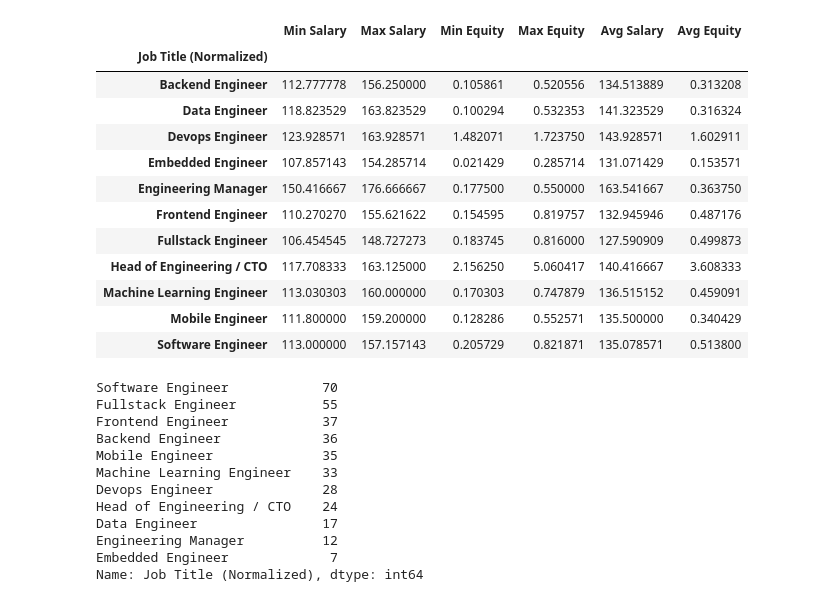
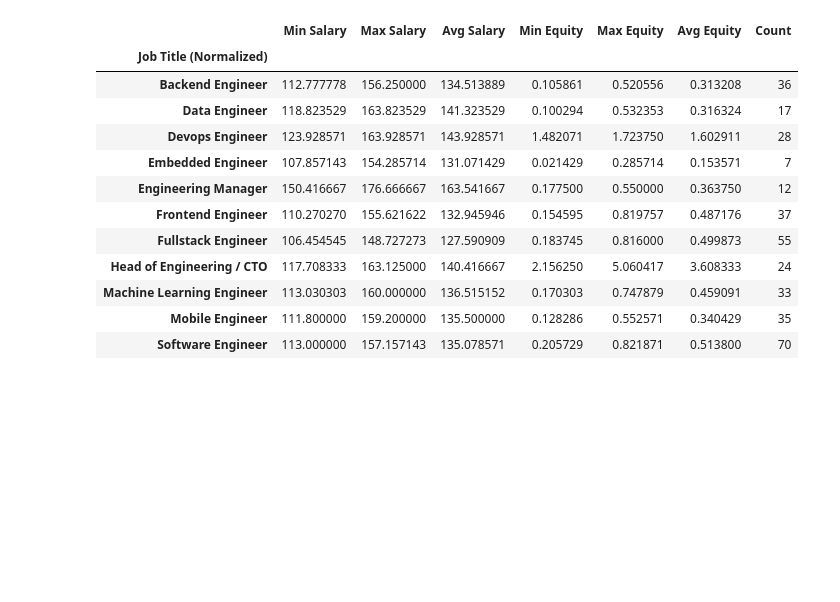
Before and after one commit to jcaip/startup, a Jupyter notebook: analysis.ipynb, the cells around one changed output. Cells and saved outputs as stored; diff of their text form; code cells hidden in the pictures; blank space fills up the shorter version.

```diff
--- a/analysis.ipynb
+++ b/analysis.ipynb
@@ -33,11 +15,10 @@ display(df)
-# %%
-df['Senior'] = df['Job Title (Normalized)'].map(lambda x: 'Senior' in x)
 # %%
+df['Senior'] = df['Job Title (Normalized)'].map(lambda x: 'Senior' in x or 'Manager' in x or 'CTO' in x)
 df['Job Title (Normalized)'] = df['Job Title (Normalized)'].map(lambda x: x.replace('Senior ', '').strip())
 df['Size'] = df['Size'].map(lambda x: x.strip())
 df['Avg Salary'] = (df['Min Salary'] + df['Max Salary']) / 2
 df['Avg Equity'] = (df['Min Equity'] + df['Max Equity']) / 2
-
-display(df)
+df['Count'] = 1
+display(df.head())
 # %% [output]
 |  | Company | Tagline | Size | Job Title | Job Title (Normalized) | Min Salary | Max Salary | Min Equity | ... |
@@ -61,29 +30,19 @@ display(df)
 # %%
-display(df.groupby(['Job Title (Normalized)'])['Min Salary', 'Max Salary', 'Min Equity', 'Max Equity', 'Avg Salary', 'Avg Equity'].mean())
-display(df['Job Title (Normalized)'].value_counts())
+
+
+display(pd.concat([df.groupby(['Job Title (Normalized)'])['Min Salary', 'Max Salary', 'Avg Salary', 'Min Equity', 'Max Equity', 'Avg Equity'].mean(),
+        df.groupby(['Job Title (Normalized)'])['Count'].sum()], axis=1))
 # %% [output]
-|  | Min Salary | Max Salary | Min Equity | Max Equity | Avg Salary | Avg Equity |
-| Job Title (Normalized) |  |  |  |  |  |  |
-| Backend Engineer | 112.777778 | 156.250000 | 0.105861 | 0.520556 | 134.513889 | 0.313208 |
-| Data Engineer | 118.823529 | 163.823529 | 0.100294 | 0.532353 | 141.323529 | 0.316324 |
-| Devops Engineer | 123.928571 | 163.928571 | 1.482071 | 1.723750 | 143.928571 | 1.602911 |
-| Embedded Engineer | 107.857143 | 154.285714 | 0.021429 | 0.285714 | 131.071429 | 0.153571 |
-| Engineering Manager | 150.416667 | 176.666667 | 0.177500 | 0.550000 | 163.541667 | 0.363750 |
-| Frontend Engineer | 110.270270 | 155.621622 | 0.154595 | 0.819757 | 132.945946 | 0.487176 |
-| Fullstack Engineer | 106.454545 | 148.727273 | 0.183745 | 0.816000 | 127.590909 | 0.499873 |
-| Head of Engineering / CTO | 117.708333 | 163.125000 | 2.156250 | 5.060417 | 140.416667 | 3.608333 |
-| Machine Learning Engineer | 113.030303 | 160.000000 | 0.170303 | 0.747879 | 136.515152 | 0.459091 |
-| Mobile Engineer | 111.800000 | 159.200000 | 0.128286 | 0.552571 | 135.500000 | 0.340429 |
-| Software Engineer | 113.000000 | 157.157143 | 0.205729 | 0.821871 | 135.078571 | 0.513800 |
+|  | Min Salary | Max Salary | Avg Salary | Min Equity | Max Equity | Avg Equity | Count |
+| Job Title (Normalized) |  |  |  |  |  |  |  |
+| Backend Engineer | 112.777778 | 156.250000 | 134.513889 | 0.105861 | 0.520556 | 0.313208 | 36 |
+| Data Engineer | 118.823529 | 163.823529 | 141.323529 | 0.100294 | 0.532353 | 0.316324 | 17 |
+| Devops Engineer | 123.928571 | 163.928571 | 143.928571 | 1.482071 | 1.723750 | 1.602911 | 28 |
+| Embedded Engineer | 107.857143 | 154.285714 | 131.071429 | 0.021429 | 0.285714 | 0.153571 | 7 |
+| Engineering Manager | 150.416667 | 176.666667 | 163.541667 | 0.177500 | 0.550000 | 0.363750 | 12 |
+| Frontend Engineer | 110.270270 | 155.621622 | 132.945946 | 0.154595 | 0.819757 | 0.487176 | 37 |
+| Fullstack Engineer | 106.454545 | 148.727273 | 127.590909 | 0.183745 | 0.816000 | 0.499873 | 55 |
+| Head of Engineering / CTO | 117.708333 | 163.125000 | 140.416667 | 2.156250 | 5.060417 | 3.608333 | 24 |
+| Machine Learning Engineer | 113.030303 | 160.000000 | 136.515152 | 0.170303 | 0.747879 | 0.459091 | 33 |
+| Mobile Engineer | 111.800000 | 159.200000 | 135.500000 | 0.128286 | 0.552571 | 0.340429 | 35 |
+| Software Engineer | 113.000000 | 157.157143 | 135.078571 | 0.205729 | 0.821871 | 0.513800 | 70 |
-Software Engineer            70
-Fullstack Engineer           55
-Frontend Engineer            37
-Backend Engineer             36
-Mobile Engineer              35
-Machine Learning Engineer    33
-Devops Engineer              28
-Head of Engineering / CTO    24
-Data Engineer                17
-Engineering Manager          12
-Embedded Engineer             7
-Name: Job Title (Normalized), dtype: int64
```
Also changed, not shown: parts of 14 cells of this notebook, 1 other file.
